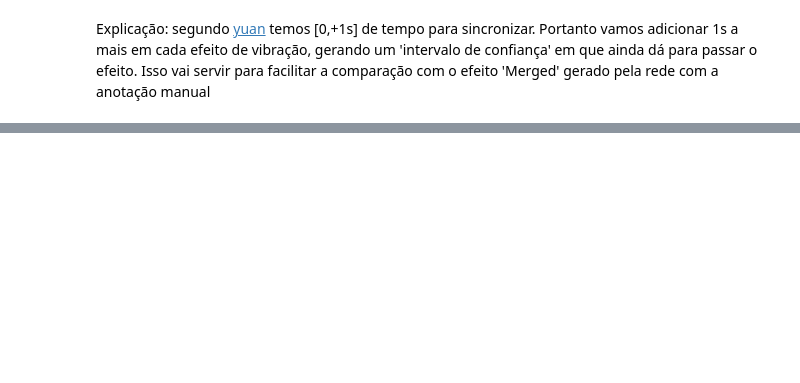
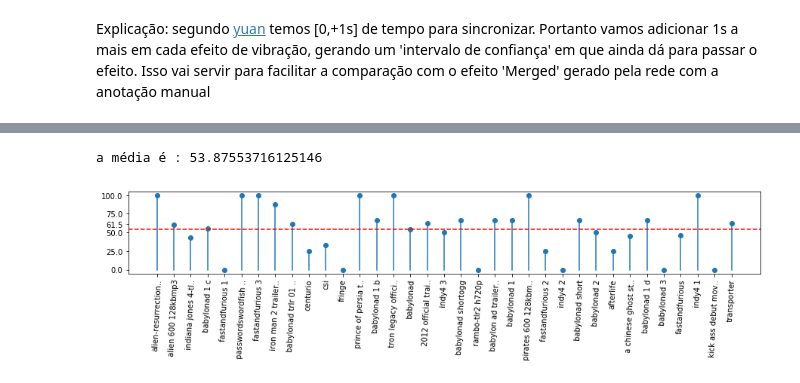
Before and after one commit to raphael-abreu/SteveML-Evaluation, a Jupyter notebook: nb.ipynb, the cells around one changed output, grey strips where cells are left out. Cells and saved outputs as stored; diff of their text form; code cells hidden in the pictures; blank space fills up the shorter version.

```diff
--- a/nb.ipynb
+++ b/nb.ipynb
@@ -252 +255,40 @@ acertos_por_arquivo
  'tron legacy official comic con teaser trailer hd': 100.0}
+# %%
+# Create data
+
+fig, gnt = plt.subplots(figsize=(15, 2))
+
+keys = list(acertos_por_arquivo.keys())
+
+## Truncate list values up to max_char characters
+max_char = 18
+for i in range(len(keys)):
+    keys[i] = keys[i][:max_char] + (keys[i][max_char:] and '..')
+
+
+values = list(acertos_por_arquivo.values())
+
+height = values
+bars = keys
+
+my_range = list(range(0, len(keys), 1))
+
+# Make the plot
+plt.stem(values,basefmt=" ") # Alternative -> plt.bar(y_pos, height)
+
+plt.yticks([0,25,50,61.5,75,100])
+plt.xticks(y_pos, bars, rotation=87)
+
+
+avg = sum(values)/len(values)
+plt.axhline(y=avg, color='r', linestyle='--')
+
+print("a média é :",avg)
+
+
+# Show graphic
+plt.savefig('porcentagem_de_acertos.pdf',bbox_inches='tight')
+plt.show()
+# %% [output]
+a média é : 53.87553716125146
+[figure, added]
```
Also changed, not shown: parts of 4 cells of this notebook, 3 other files.
